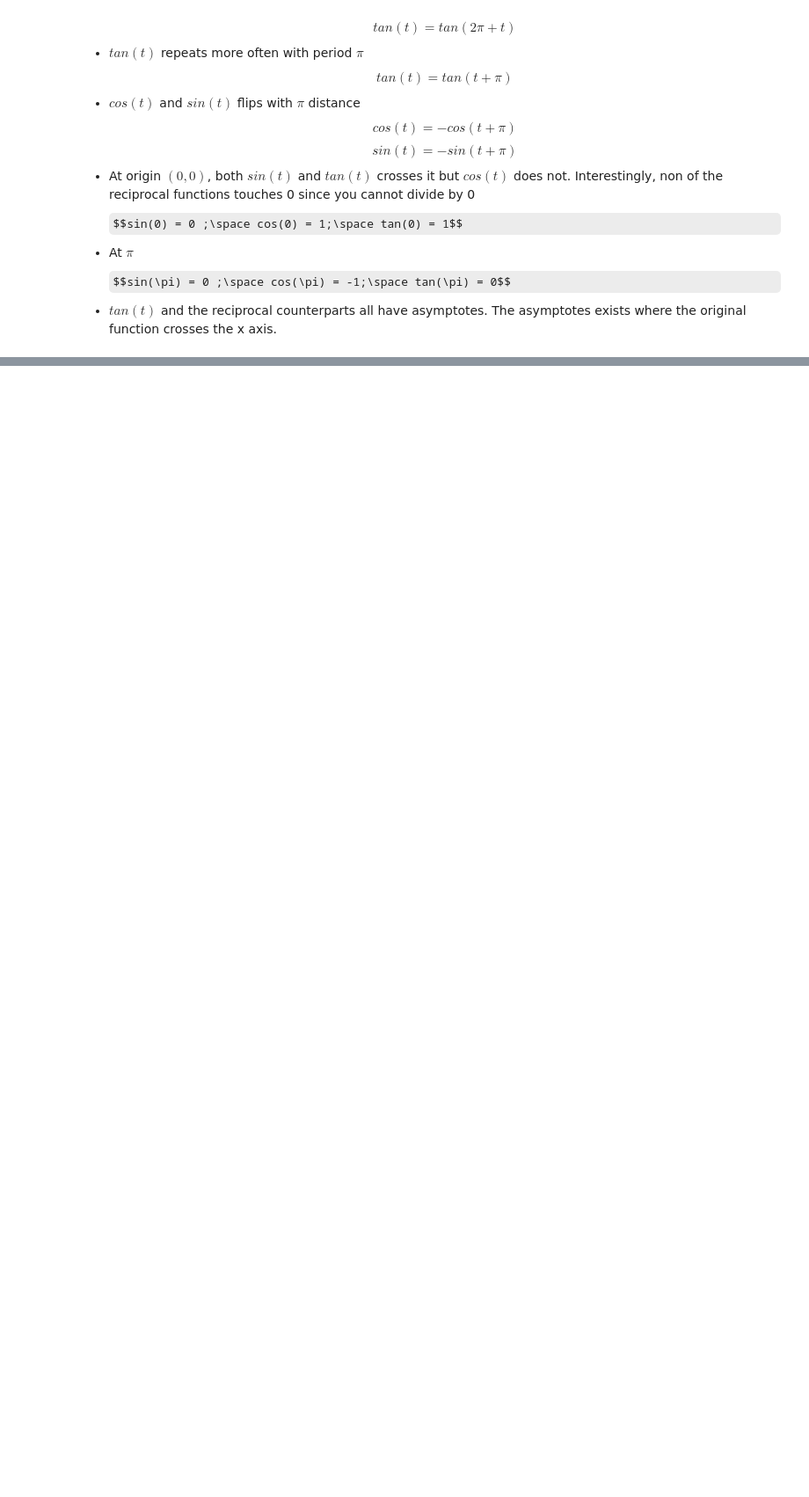
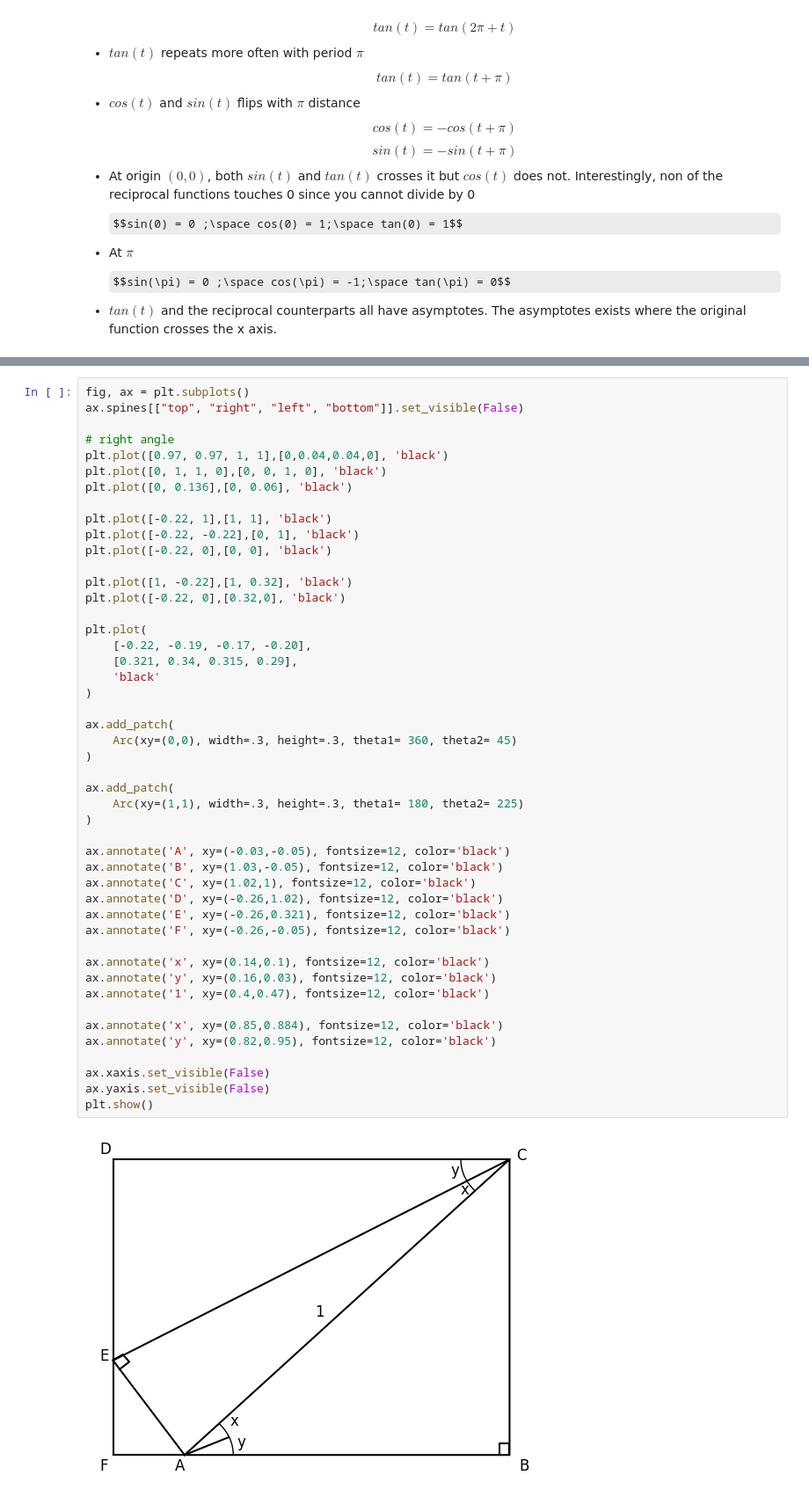
Before and after one commit to n00bminion/n00bminion.github.io, a Jupyter notebook: assets/notebooks/functions.ipynb, the cells around one changed output, grey strips where cells are left out. Shown at 88% size. Drawn from its saved outputs; the diff is of its cells as text; some formulas as TeX source; blank space fills up the shorter version.

```diff
--- a/assets/notebooks/functions.ipynb
+++ b/assets/notebooks/functions.ipynb
@@ -212,0 +281,49 @@ for i in range(0,2):
+# %%
+fig, ax = plt.subplots()
+ax.spines[["top", "right", "left", "bottom"]].set_visible(False)
+
+# right angle
+plt.plot([0.97, 0.97, 1, 1],[0,0.04,0.04,0], 'black')
+plt.plot([0, 1, 1, 0],[0, 0, 1, 0], 'black')
+plt.plot([0, 0.136],[0, 0.06], 'black')
+
+plt.plot([-0.22, 1],[1, 1], 'black')
+plt.plot([-0.22, -0.22],[0, 1], 'black')
+plt.plot([-0.22, 0],[0, 0], 'black')
+
+plt.plot([1, -0.22],[1, 0.32], 'black')
+plt.plot([-0.22, 0],[0.32,0], 'black')
+
+plt.plot(
+    [-0.22, -0.19, -0.17, -0.20],
+    [0.321, 0.34, 0.315, 0.29],
+    'black'
+)
+
+ax.add_patch(
+    Arc(xy=(0,0), width=.3, height=.3, theta1= 360, theta2= 45)
+)
+
+ax.add_patch(
+    Arc(xy=(1,1), width=.3, height=.3, theta1= 180, theta2= 225)
+)
+
+ax.annotate('A', xy=(-0.03,-0.05), fontsize=12, color='black')
+ax.annotate('B', xy=(1.03,-0.05), fontsize=12, color='black')
+ax.annotate('C', xy=(1.02,1), fontsize=12, color='black')
+ax.annotate('D', xy=(-0.26,1.02), fontsize=12, color='black')
+ax.annotate('E', xy=(-0.26,0.321), fontsize=12, color='black')
+ax.annotate('F', xy=(-0.26,-0.05), fontsize=12, color='black')
+
+ax.annotate('x', xy=(0.14,0.1), fontsize=12, color='black')
+ax.annotate('y', xy=(0.16,0.03), fontsize=12, color='black')
+ax.annotate('1', xy=(0.4,0.47), fontsize=12, color='black')
+
+ax.annotate('x', xy=(0.85,0.884), fontsize=12, color='black')
+ax.annotate('y', xy=(0.82,0.95), fontsize=12, color='black')
+
+ax.xaxis.set_visible(False)
+ax.yaxis.set_visible(False)
+plt.show()
+# %% [output]
+[figure, added]
```
Also changed, not shown: parts of 18 cells of this notebook, 3 other files.
